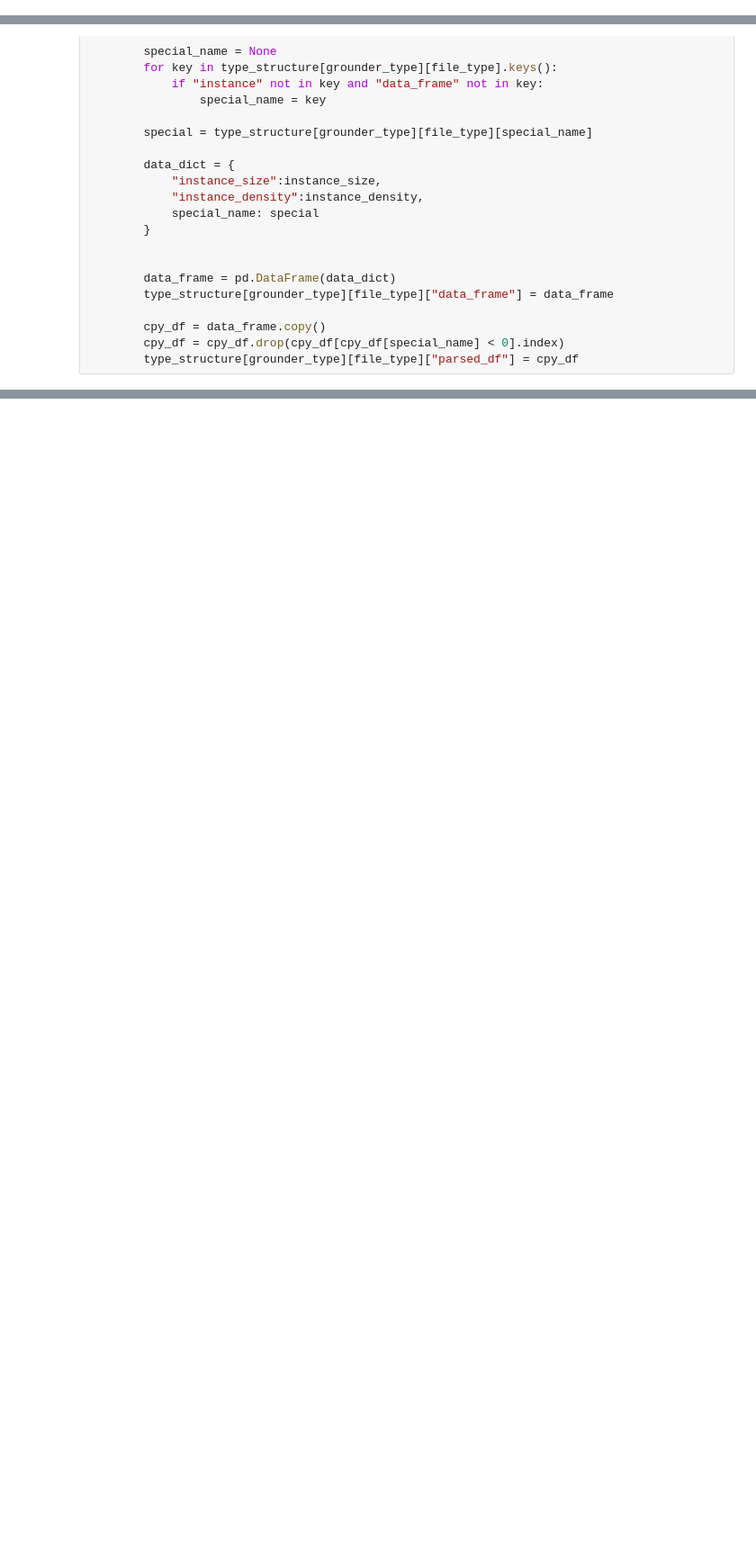
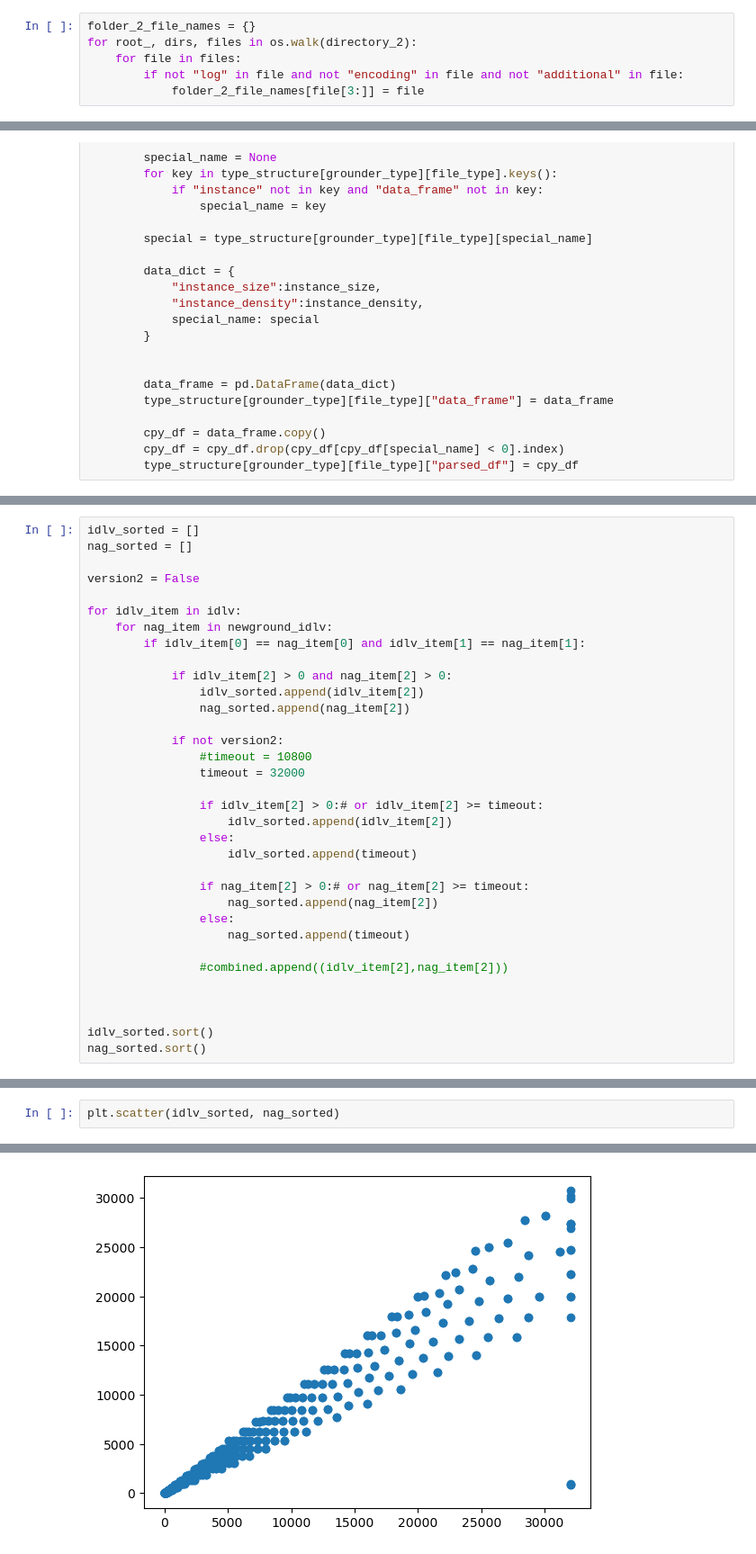
Before and after one commit to viktorbesin/newground, a Jupyter notebook: output/01_paper/nprc-visualizations.ipynb, the cells around one changed output, grey strips where cells are left out. Shown at 90% size. Cells and saved outputs as stored; diff of their text form; blank space fills up the shorter version.

Commit message:
[#7 - TESTS] - Updated visualizations

```diff
--- a/output/01_paper/nprc-visualizations.ipynb
+++ b/output/01_paper/nprc-visualizations.ipynb
@@ -33,6 +45,12 @@ for grounder_type in grounder_types:
     type_structure[grounder_type] = {}
     for file_type in file_types:
         type_structure[grounder_type][file_type] = {}
+# %%
+folder_2_file_names = {}
+for root_, dirs, files in os.walk(directory_2):
+    for file in files:
+        if not "log" in file and not "encoding" in file and not "additional" in file:
+            folder_2_file_names[file[3:]] = file
 # %%
 # Parse all files into density_structure and type_structure
 for root, dirs, files in os.walk(directory):
@@ -182,0 +283,34 @@ for combination in combinations:
+# %%
+idlv_sorted = []
+nag_sorted = []
+
+version2 = False
+
+for idlv_item in idlv:
+    for nag_item in newground_idlv:
+        if idlv_item[0] == nag_item[0] and idlv_item[1] == nag_item[1]:
+
+            if idlv_item[2] > 0 and nag_item[2] > 0:
+                idlv_sorted.append(idlv_item[2])
+                nag_sorted.append(nag_item[2])
+
+            if not version2:
+                #timeout = 10800
+                timeout = 32000
+
+                if idlv_item[2] > 0:# or idlv_item[2] >= timeout:
+                    idlv_sorted.append(idlv_item[2])
+                else:
+                    idlv_sorted.append(timeout)
+
+                if nag_item[2] > 0:# or nag_item[2] >= timeout:
+                    nag_sorted.append(nag_item[2])
+                else:
+                    nag_sorted.append(timeout)
+
+                #combined.append((idlv_item[2],nag_item[2]))
+
+
+
+idlv_sorted.sort()
+nag_sorted.sort()
@@ -182,0 +340,3 @@ for combination in combinations:
+# %%
+plt.scatter(idlv_sorted, nag_sorted)
+# %% [output]
@@ -182,0 +344 @@ for combination in combinations:
+[figure, added]
```
Also changed, not shown: parts of 12 cells of this notebook, 4 other files.
